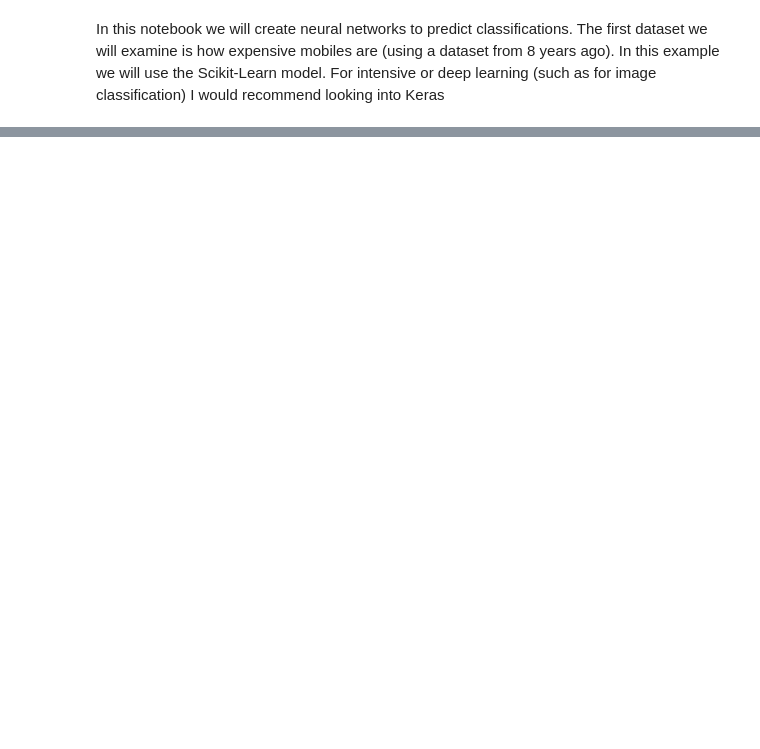
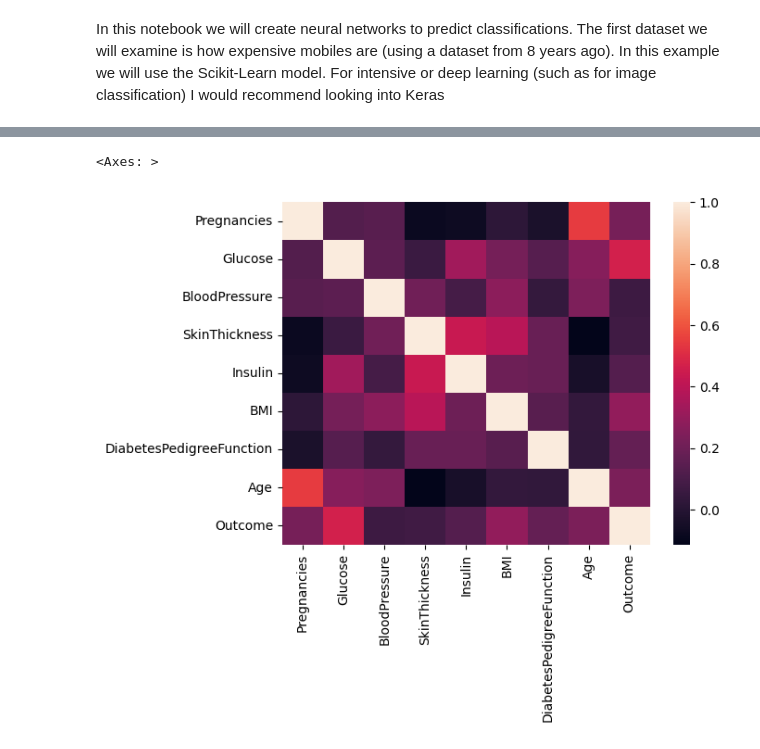
Before and after one commit to MissMcDermott/Notebooks, a Jupyter notebook: neural_classifier.ipynb, the cells around one changed output, grey strips where cells are left out. Cells and saved outputs as stored; diff of their text form; code cells hidden in the pictures; blank space fills up the shorter version.

```diff
--- a/neural_classifier.ipynb
+++ b/neural_classifier.ipynb
@@ -42,0 +105,5 @@ data = pd.read_csv('data/diabetes2.csv')
+# %%
+sb.heatmap(data.corr())
+# %% [output]
+<Axes: >
+[figure, added]
```
Also changed, not shown: parts of 12 cells of this notebook, 1 other file.
